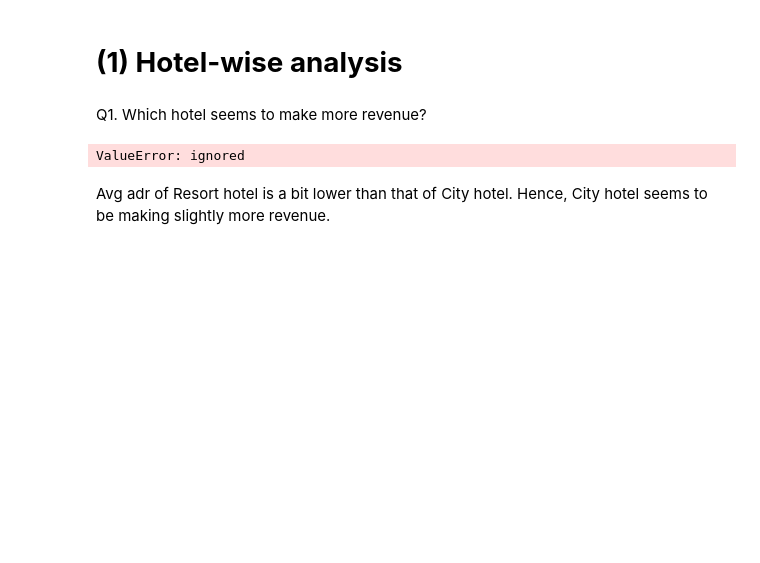
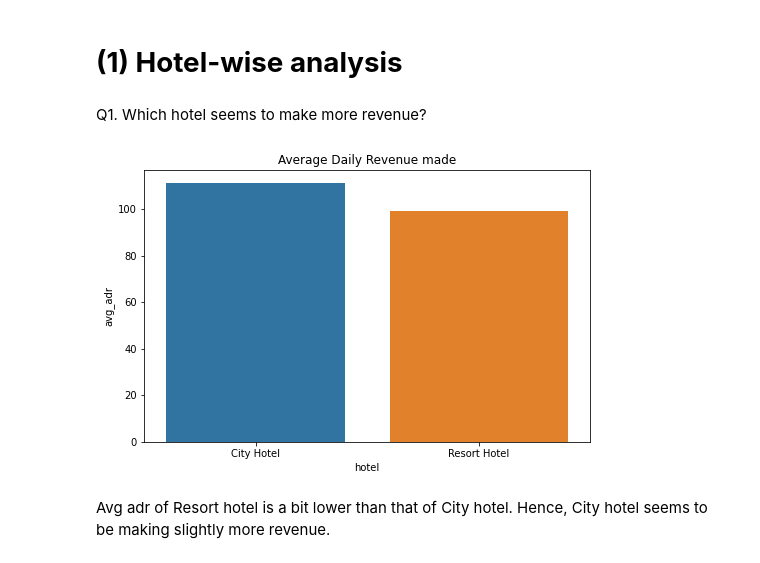
Before and after one commit to saahilahujaa/Hotel-Booking-Analysis, a Jupyter notebook: M1W4_Hotel_Booking_Analysis_Capstone_Project.ipynb, the cells around one changed output. Cells and saved outputs as stored; diff of their text form; code cells hidden in the pictures; blank space fills up the shorter version.

```diff
--- a/M1W4_Hotel_Booking_Analysis_Capstone_Project.ipynb
+++ b/M1W4_Hotel_Booking_Analysis_Capstone_Project.ipynb
@@ -355,13 +355,14 @@ Most demanded room type is A, but better adr rooms are of type H, G and C also.
 # %% [markdown]
 Q1. Which hotel seems to make more revenue?
 # %%
+grouped_by_hotel = df_1.groupby('hotel')
 d3 = grouped_by_hotel['adr'].agg(np.mean).reset_index().rename(columns = {'adr':'avg_adr'})   # calculating average adr
 plt.figure(figsize = (8,5))
 plt.title('Average Daily Revenue made')
 sns.barplot(x = d3['hotel'], y = d3['avg_adr'] )
 plt.show()
 # %% [output]
-ValueError: ignored
+[figure, added]
 # %% [markdown]
 Avg adr of Resort hotel is a bit lower than that of City hotel. Hence, City hotel seems to be making slightly more revenue.
 # %% [markdown]
```
